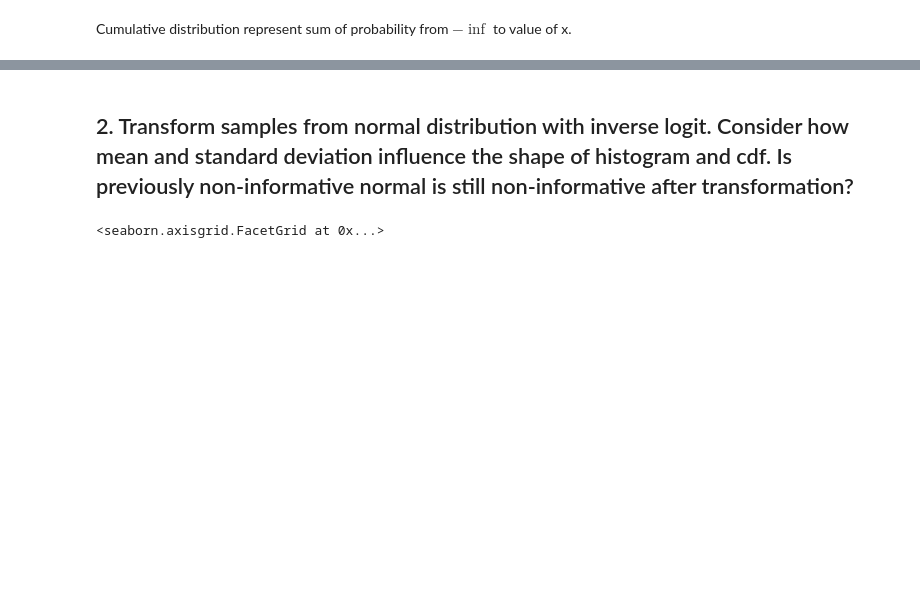
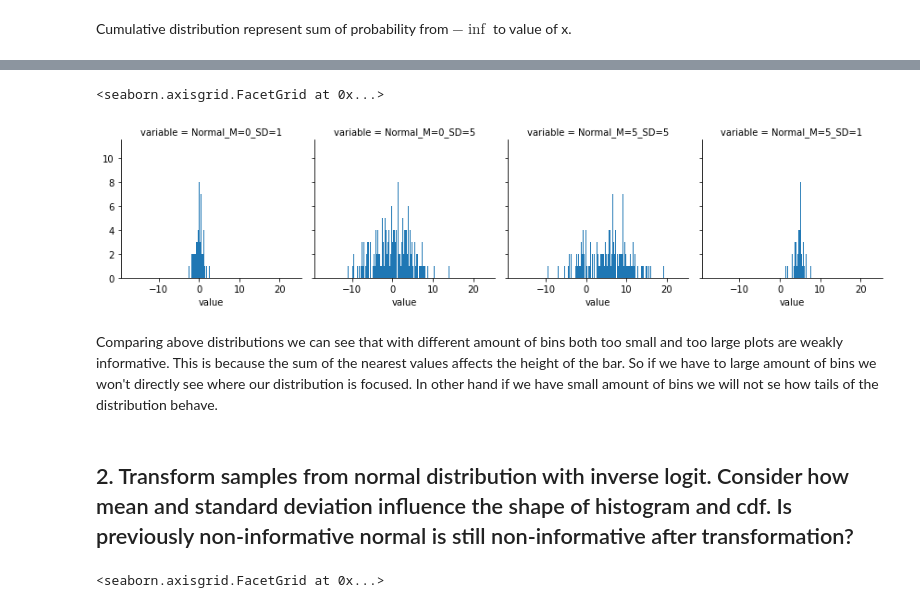
Before and after one commit to wkula/Data_Analytics, a Jupyter notebook: Lab2.ipynb, the cells around one changed output, grey strips where cells are left out. Cells and saved outputs as stored; diff of their text form; code cells hidden in the pictures; blank space fills up the shorter version.

```diff
--- a/Lab2.ipynb
+++ b/Lab2.ipynb
@@ -36,3 +42,14 @@ Cumulative distribution represent sum of probability from $-\inf$ to value of x.
+# %%
+Graph=sns.FacetGrid(MeltedData, col="variable", sharex=True, col_wrap=4)
+Graph.map(plt.hist, "value", cumulative=False, bins=10240)
+# %% [output]
+<seaborn.axisgrid.FacetGrid at 0x...>
+[figure, added]
+# %% [markdown]
+Comparing above distributions we can see that with different amount of bins both too small and too large plots are weakly informative.
+This is because the sum of the nearest values affects the height of the bar.
+So if we have to large amount of bins we won't directly see where our distribution is focused.
+In other hand if we have small amount of bins we will not se how tails of the distribution behave.
 # %% [markdown]
 ## 2. Transform samples from normal distribution with inverse logit. Consider how mean and standard deviation influence the shape of histogram and cdf. Is previously non-informative normal is still non-informative after transformation?
 # %%
```
Also changed, not shown: parts of 10 cells of this notebook, 2 other files.
